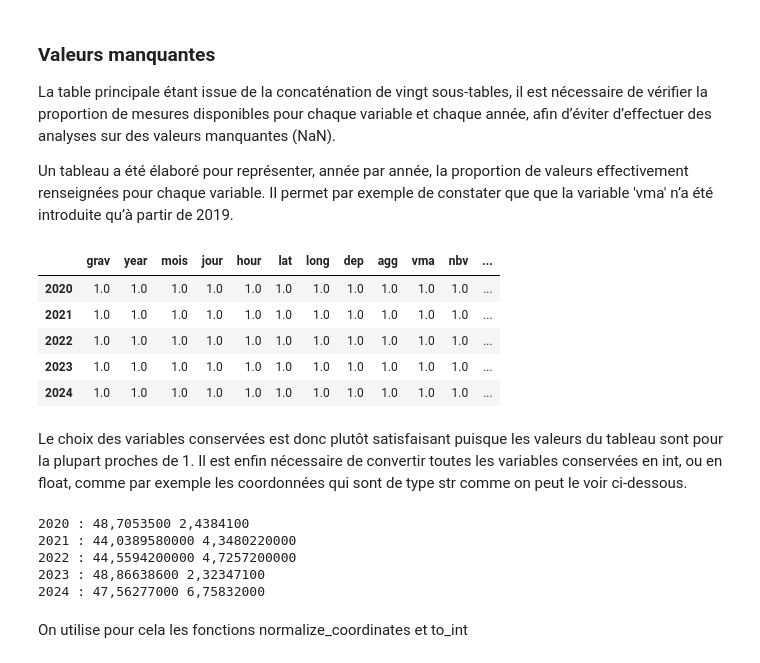
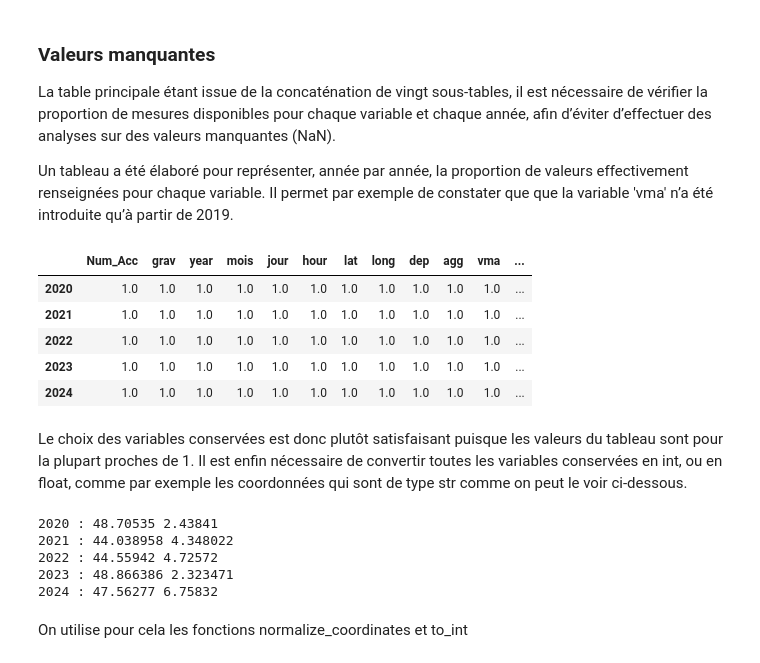
Before and after one commit to apa-afk/ENSAE-2A-S1, a Jupyter notebook: main2.ipynb, the cells around one changed output. Drawn from its saved outputs; the diff is of its cells as text; code cells hidden in the pictures.

```diff
--- a/main2.ipynb
+++ b/main2.ipynb
@@ -123,7 +129,10 @@ df.head()
 # %%
+df = BAAC_table.copy()
 df['hour'] = df['hrmn'].apply(graph_baac.hrmn_to_hour)
 
 variables_conservees = ["Num_Acc", "grav", "year", "mois", "jour", "hour", "lat", "long", "dep", "agg",
  "vma", "nbv", "catr", "circ", "lum", "atm", "surf", "sexe", "an_nais"]
 
-df = df[variables_conservees]
+BAAC_table_trie = df[variables_conservees]
+
+BAAC_table_trie.describe()
@@ -139,32 +149,34 @@ df.head()
 # %% [markdown]
 On crée ensuite les tables associées à chaque année à partir de la table principale :
-# %%
-for i in range(2020, 2025):
-    globals()[f'df_{i}'] = df.loc[df['year'] == i].reset_index(drop=True)
 # %% [markdown]
 ### Valeurs manquantes
 
 La table principale étant issue de la concaténation de vingt sous-tables, il est nécessaire de vérifier la proportion de mesures disponibles pour chaque variable et chaque année, afin d’éviter d’effectuer des analyses sur des valeurs manquantes (NaN).
 
 Un tableau a été élaboré pour représenter, année par année, la proportion de valeurs effectivement renseignées pour chaque variable. Il permet par exemple de constater que que la variable 'vma' n’a été introduite qu’à partir de 2019.
+# %%
+for i in range(2005, 2025):
+    globals()[f'BAAC_table_{i}'] = BAAC_table_trie.loc[BAAC_table_trie['year'] == i].reset_index(drop=True)
 # %%
 l = ["grav", "year", "mois", "jour", "hour", "lat", "long", "dep", "agg",
  "vma", "nbv", "catr", "circ", "lum", "atm", "surf", "sexe", "an_nais"]
 
 
 years = range(2020, 2025)
 df_proportion = pd.DataFrame(index=years, columns=l)
 
 for i in years:
     table = globals()[f'df_{i}']
     for var in l:
         df_proportion.loc[i, var] = 1 - table[var].isna().sum() / len(table)
 
 df_proportion = df_proportion.astype(float)
 
-df_proportion
+# df_proportion = df_proportion.loc[:, (df_proportion != 1).any(axis=0)]
+
+df_proportion.head()
 # %% [output]
-|  | grav | year | mois | jour | hour | lat | long | dep | agg | vma | nbv | ... |
+|  | Num_Acc | grav | year | mois | jour | hour | lat | long | dep | agg | vma | ... |
 | 2020 | 1.0 | 1.0 | 1.0 | 1.0 | 1.0 | 1.0 | 1.0 | 1.0 | 1.0 | 1.0 | 1.0 | ... |
 | 2021 | 1.0 | 1.0 | 1.0 | 1.0 | 1.0 | 1.0 | 1.0 | 1.0 | 1.0 | 1.0 | 1.0 | ... |
 | 2022 | 1.0 | 1.0 | 1.0 | 1.0 | 1.0 | 1.0 | 1.0 | 1.0 | 1.0 | 1.0 | 1.0 | ... |
@@ -177,11 +189,11 @@ for i in range(2020,2025) :
     table = globals()[f'df_{i}'][['lat', 'long']].dropna()
     print(i,':', table['lat'].iloc[0], table['long'].iloc[0])
 # %% [output]
-2020 : 48,7053500 2,4384100
-2021 : 44,0389580000 4,3480220000
-2022 : 44,5594200000 4,7257200000
-2023 : 48,86638600 2,32347100
-2024 : 47,56277000 6,75832000
+2020 : 48.70535 2.43841
+2021 : 44.038958 4.348022
+2022 : 44.55942 4.72572
+2023 : 48.866386 2.323471
+2024 : 47.56277 6.75832
 # %% [markdown]
 On utilise pour cela les fonctions normalize_coordinates et to_int
 # %%
```
Also changed, not shown: parts of 35 cells of this notebook, 2 other files.
